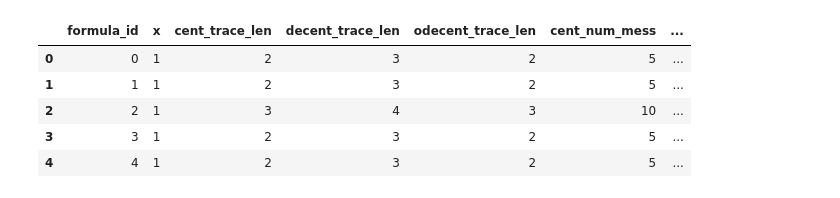
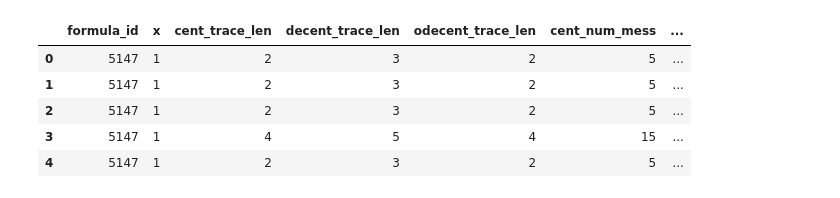
Before and after one commit to ennioVisco/predicting-decentmon, a Jupyter notebook: full_data_5.ipynb, the cells around one changed output. Cells and saved outputs as stored; diff of their text form; code cells hidden in the pictures.

```diff
--- a/full_data_5.ipynb
+++ b/full_data_5.ipynb
@@ -12,12 +22,12 @@ SUBDIR = 5
 # %%
 path = f"{INPUT_DIR}/{SUBDIR}"
 
-f_df = [load_simulation_data(f"{path}/{i}_output.log") for i in PATTERNS]
+f_df = [load_simulation_data(f"{path}/{i+1}_output.log") for i in PATTERNS]
 f_df[0].head()
 # %% [output]
 |  | formula_id | x | cent_trace_len | decent_trace_len | odecent_trace_len | cent_num_mess | ... |
-| 0 | 0 | 1 | 2 | 3 | 2 | 5 | ... |
-| 1 | 1 | 1 | 2 | 3 | 2 | 5 | ... |
-| 2 | 2 | 1 | 3 | 4 | 3 | 10 | ... |
-| 3 | 3 | 1 | 2 | 3 | 2 | 5 | ... |
-| 4 | 4 | 1 | 2 | 3 | 2 | 5 | ... |
+| 0 | 5147 | 1 | 2 | 3 | 2 | 5 | ... |
+| 1 | 5147 | 1 | 2 | 3 | 2 | 5 | ... |
+| 2 | 5147 | 1 | 2 | 3 | 2 | 5 | ... |
+| 3 | 5147 | 1 | 4 | 5 | 4 | 15 | ... |
+| 4 | 5147 | 1 | 2 | 3 | 2 | 5 | ... |
```
Also changed, not shown: parts of 21 cells of this notebook, 7 other files.
